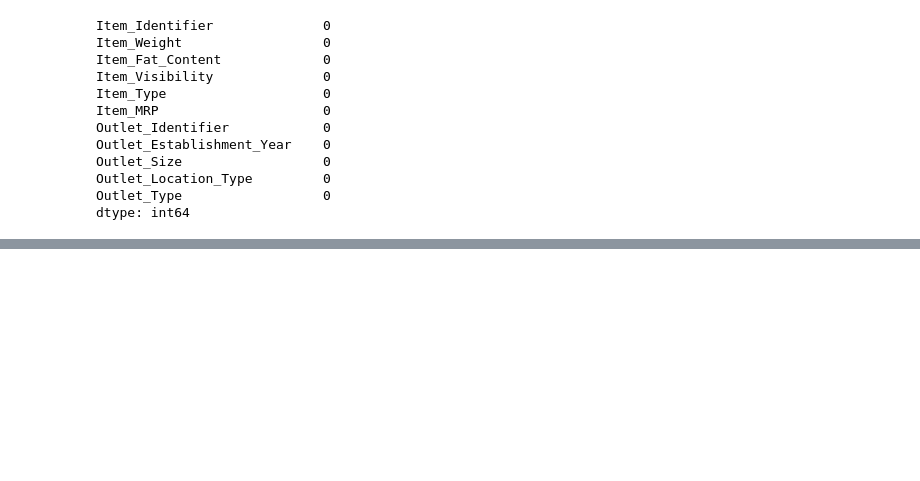
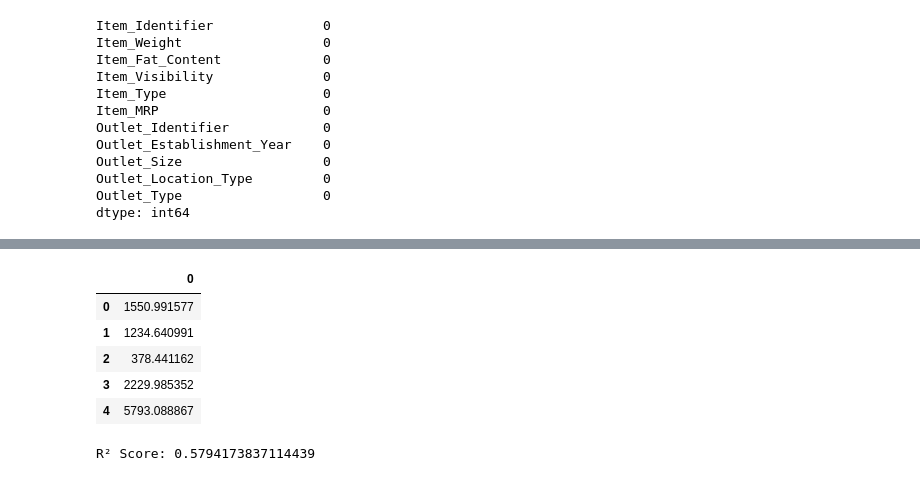
Before and after one commit to Joshit-innit/DataAnalystics_journey, a Jupyter notebook: projects/BigMartSalesMachineLearning.ipynb, the cells around one changed output, grey strips where cells are left out. Saved outputs shown, nothing was run; the diff lists cells and outputs as text; code cells hidden in the pictures; blank space fills up the shorter version.

```diff
--- a/projects/BigMartSalesMachineLearning.ipynb
+++ b/projects/BigMartSalesMachineLearning.ipynb
@@ -503,0 +484,16 @@ XGBRegressor(base_score=None, booster=None, callbacks=None,
+# %%
+ regressor = XGBRegressor(
+    n_estimators=1000,
+    learning_rate=0.01,
+    max_depth=5,
+    subsample=0.8,
+    colsample_bytree=0.8,
+    random_state=2
+)
+# Split dataset into training and testing sets
+x_train, x_test, y_train, y_test = train_test_split(
+    x, y, test_size=0.2, random_state=2
+)
+
+# Train model
+regressor.fit(x_train, y_train)
@@ -649,0 +662,20 @@ testing_dataset['Outlet_Size'] = coder.fit_transform(
+# %%
+testing_prediction = pd.DataFrame(regressor.predict(testing_dataset))
+testing_prediction.head()
+# %% [output]
+|  | 0 |
+| 0 | 1550.991577 |
+| 1 | 1234.640991 |
+| 2 | 378.441162 |
+| 3 | 2229.985352 |
+| 4 | 5793.088867 |
+# %%
+# Predict on test data
+test_prediction = regressor.predict(x_test)
+
+# Calculate R² score
+score = metrics.r2_score(y_test, test_prediction)
+
+print("R² Score:", score)
+# %% [output]
+R² Score: 0.5794173837114439
```
Also changed, not shown: parts of 9 cells of this notebook.
